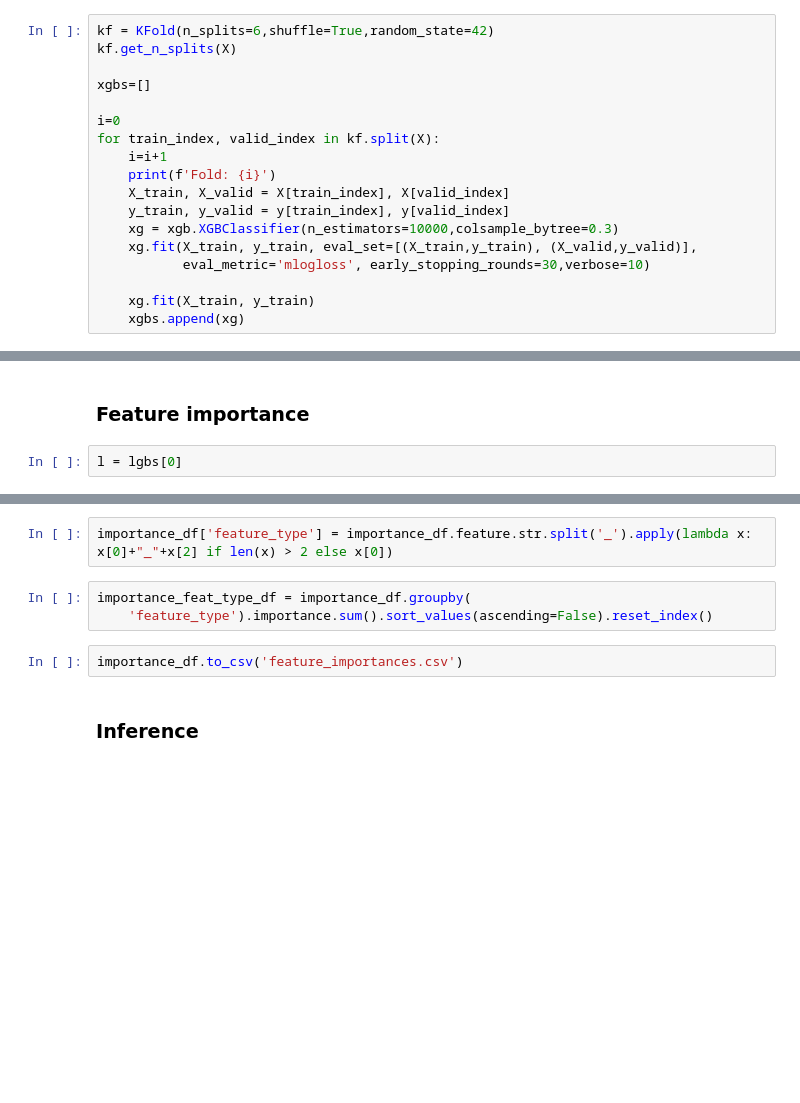
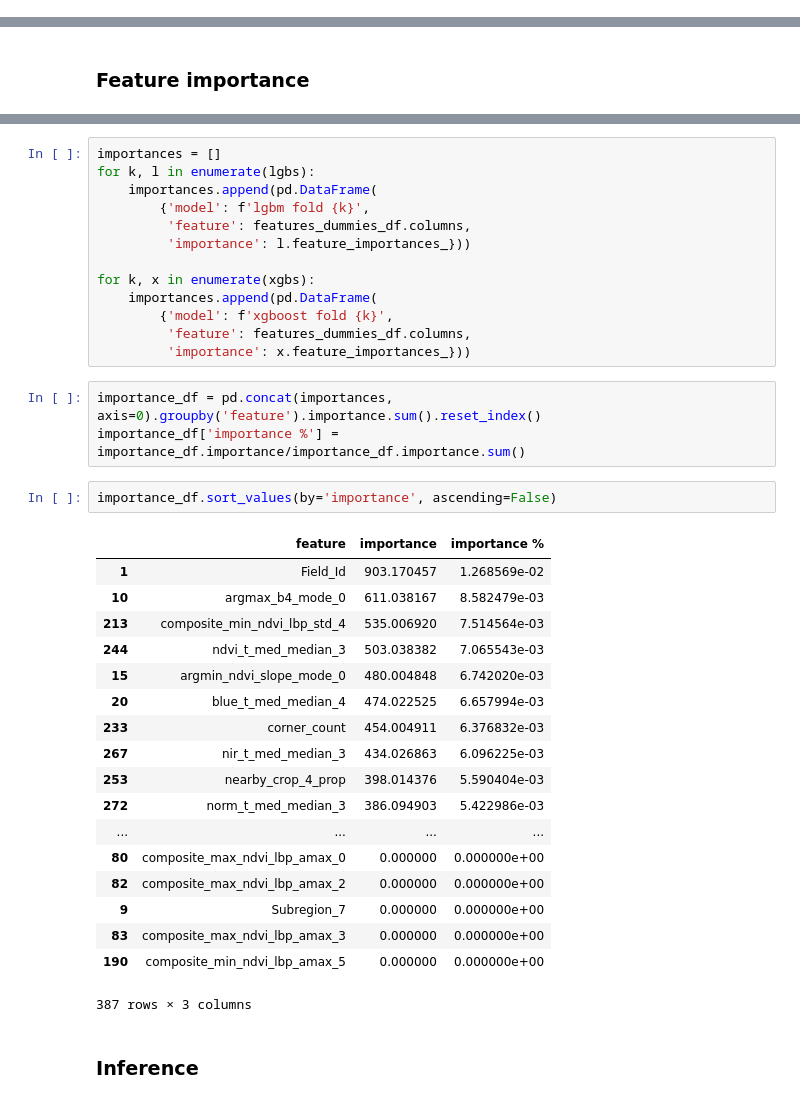
Before and after one commit to simongrest/farm-pin-crop-detection-challenge, a Jupyter notebook: eolearn_workflow/Train Tree Models.ipynb, the cells around one changed output, grey strips where cells are left out. Drawn from its saved outputs; the diff is of its cells as text; blank space fills up the shorter version.

```diff
--- a/eolearn_workflow/Train Tree Models.ipynb
+++ b/eolearn_workflow/Train Tree Models.ipynb
@@ -148,19 +183 @@ Early stopping, best iteration is:
 KeyboardInterrupt:
-# %%
-kf = KFold(n_splits=6,shuffle=True,random_state=42)
-kf.get_n_splits(X)
-
-xgbs=[]
-
-i=0
-for train_index, valid_index in kf.split(X):
-    i=i+1
-    print(f'Fold: {i}')
-    X_train, X_valid = X[train_index], X[valid_index]
-    y_train, y_valid = y[train_index], y[valid_index]
-    xg = xgb.XGBClassifier(n_estimators=10000,colsample_bytree=0.3)
-    xg.fit(X_train, y_train, eval_set=[(X_train,y_train), (X_valid,y_valid)],
-           eval_metric='mlogloss', early_stopping_rounds=30,verbose=10)
-
-    xg.fit(X_train, y_train)
-    xgbs.append(xg)
@@ -188,4 +184,2 @@ for train_index, valid_index in kf.split(X):
 # %% [markdown]
 ### Feature importance
-# %%
-l = lgbs[0]
@@ -196,10 +186,40 @@ importance_df = pd.DataFrame(
-# %%
-importance_df['feature_type'] = importance_df.feature.str.split('_').apply(lambda x: x[0]+"_"+x[2] if len(x) > 2 else x[0])
-# %%
-importance_feat_type_df = importance_df.groupby(
-    'feature_type').importance.sum().sort_values(ascending=False).reset_index()
-# %%
-importance_df.to_csv('feature_importances.csv')
+# %%
+importances = []
+for k, l in enumerate(lgbs):
+    importances.append(pd.DataFrame(
+        {'model': f'lgbm fold {k}',
+         'feature': features_dummies_df.columns,
+         'importance': l.feature_importances_}))
+
+for k, x in enumerate(xgbs):
+    importances.append(pd.DataFrame(
+        {'model': f'xgboost fold {k}',
+         'feature': features_dummies_df.columns,
+         'importance': x.feature_importances_}))
+# %%
+importance_df = pd.concat(importances, axis=0).groupby('feature').importance.sum().reset_index()
+importance_df['importance %'] = importance_df.importance/importance_df.importance.sum()
+# %%
+importance_df.sort_values(by='importance', ascending=False)
+# %% [output]
+|  | feature | importance | importance % |
+| 1 | Field_Id | 903.170457 | 1.268569e-02 |
+| 10 | argmax_b4_mode_0 | 611.038167 | 8.582479e-03 |
+| 213 | composite_min_ndvi_lbp_std_4 | 535.006920 | 7.514564e-03 |
+| 244 | ndvi_t_med_median_3 | 503.038382 | 7.065543e-03 |
+| 15 | argmin_ndvi_slope_mode_0 | 480.004848 | 6.742020e-03 |
+| 20 | blue_t_med_median_4 | 474.022525 | 6.657994e-03 |
+| 233 | corner_count | 454.004911 | 6.376832e-03 |
+| 267 | nir_t_med_median_3 | 434.026863 | 6.096225e-03 |
+| 253 | nearby_crop_4_prop | 398.014376 | 5.590404e-03 |
+| 272 | norm_t_med_median_3 | 386.094903 | 5.422986e-03 |
+| ... | ... | ... | ... |
+| 80 | composite_max_ndvi_lbp_amax_0 | 0.000000 | 0.000000e+00 |
+| 82 | composite_max_ndvi_lbp_amax_2 | 0.000000 | 0.000000e+00 |
+| 9 | Subregion_7 | 0.000000 | 0.000000e+00 |
+| 83 | composite_max_ndvi_lbp_amax_3 | 0.000000 | 0.000000e+00 |
+| 190 | composite_min_ndvi_lbp_amax_5 | 0.000000 | 0.000000e+00 |
+387 rows × 3 columns
 # %% [markdown]
 ### Inference
 # %%
```
Also changed, not shown: parts of 28 cells of this notebook, 16 other files.
